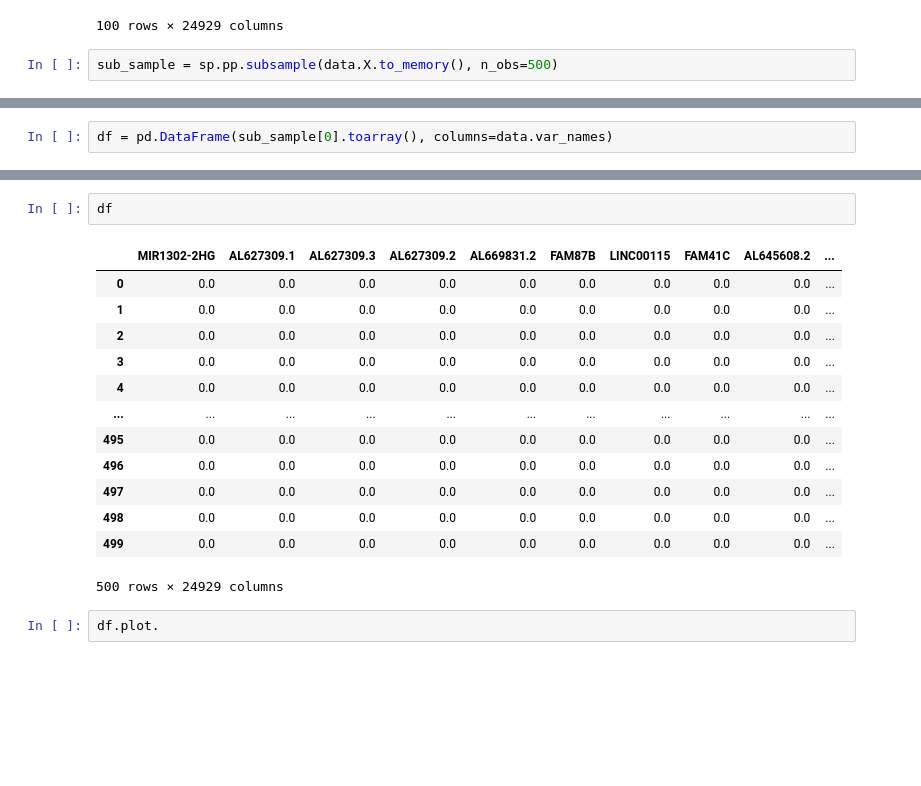
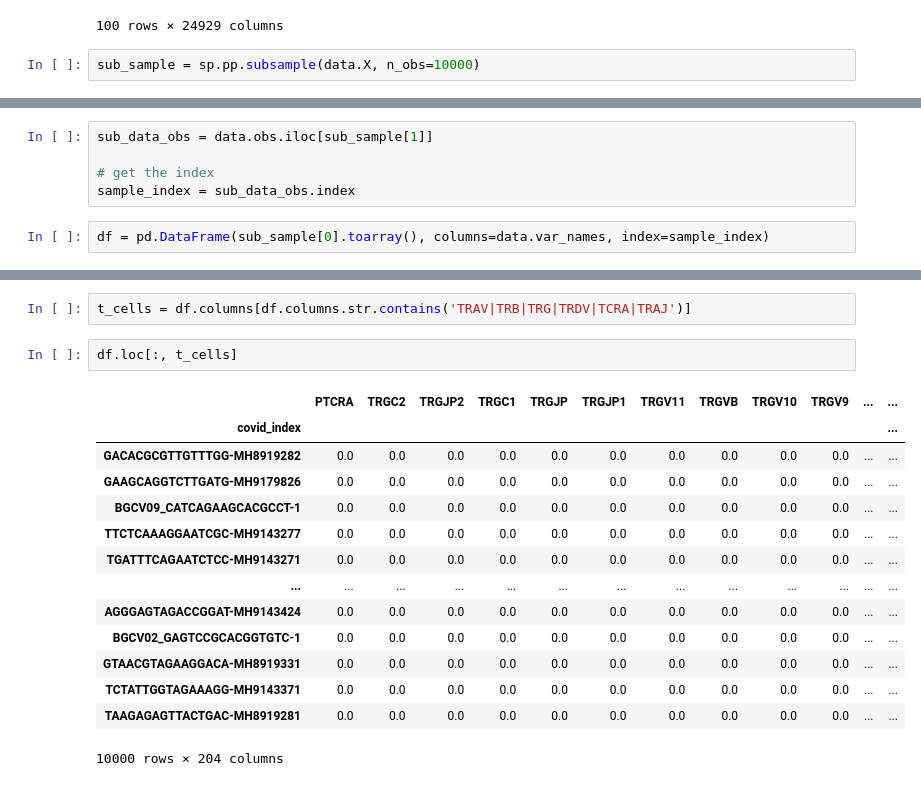
Before and after one commit to Zethione/etcembly-group1, a Jupyter notebook: notebooks/data_extract.ipynb, the cells around one changed output, grey strips where cells are left out. Cells and saved outputs as stored; diff of their text form; blank space fills up the shorter version.

```diff
--- a/notebooks/data_extract.ipynb
+++ b/notebooks/data_extract.ipynb
@@ -111,4 +109,4 @@ df
 | 99 | 0.0 | 0.0 | 0.0 | 0.0 | 0.0 | 0.0 | 0.0 | 0.0 | 0.0 | ... |
 100 rows × 24929 columns
 # %%
-sub_sample = sp.pp.subsample(data.X.to_memory(), n_obs=500)
+sub_sample = sp.pp.subsample(data.X, n_obs=10000)
@@ -143,2 +113,7 @@ sub_sample
+# %%
+sub_data_obs = data.obs.iloc[sub_sample[1]]
+
+# get the index
+sample_index = sub_data_obs.index
 # %%
-df = pd.DataFrame(sub_sample[0].toarray(), columns=data.var_names)
+df = pd.DataFrame(sub_sample[0].toarray(), columns=data.var_names, index=sample_index)
@@ -145,18 +241,19 @@ df = pd.DataFrame(sub_sample[0].toarray(), columns=data.var_names)
+# %%
+t_cells = df.columns[df.columns.str.contains('TRAV|TRB|TRG|TRDV|TCRA|TRAJ')]
 # %%
-df
+df.loc[:, t_cells]
 # %% [output]
-|  | MIR1302-2HG | AL627309.1 | AL627309.3 | AL627309.2 | AL669831.2 | FAM87B | LINC00115 | FAM41C | AL645608.2 | ... |
-| 0 | 0.0 | 0.0 | 0.0 | 0.0 | 0.0 | 0.0 | 0.0 | 0.0 | 0.0 | ... |
-| 1 | 0.0 | 0.0 | 0.0 | 0.0 | 0.0 | 0.0 | 0.0 | 0.0 | 0.0 | ... |
-| 2 | 0.0 | 0.0 | 0.0 | 0.0 | 0.0 | 0.0 | 0.0 | 0.0 | 0.0 | ... |
-| 3 | 0.0 | 0.0 | 0.0 | 0.0 | 0.0 | 0.0 | 0.0 | 0.0 | 0.0 | ... |
-| 4 | 0.0 | 0.0 | 0.0 | 0.0 | 0.0 | 0.0 | 0.0 | 0.0 | 0.0 | ... |
-| ... | ... | ... | ... | ... | ... | ... | ... | ... | ... | ... |
-| 495 | 0.0 | 0.0 | 0.0 | 0.0 | 0.0 | 0.0 | 0.0 | 0.0 | 0.0 | ... |
-| 496 | 0.0 | 0.0 | 0.0 | 0.0 | 0.0 | 0.0 | 0.0 | 0.0 | 0.0 | ... |
-| 497 | 0.0 | 0.0 | 0.0 | 0.0 | 0.0 | 0.0 | 0.0 | 0.0 | 0.0 | ... |
-| 498 | 0.0 | 0.0 | 0.0 | 0.0 | 0.0 | 0.0 | 0.0 | 0.0 | 0.0 | ... |
-| 499 | 0.0 | 0.0 | 0.0 | 0.0 | 0.0 | 0.0 | 0.0 | 0.0 | 0.0 | ... |
+|  | PTCRA | TRGC2 | TRGJP2 | TRGC1 | TRGJP | TRGJP1 | TRGV11 | TRGVB | TRGV10 | TRGV9 | ... | ... |
+| covid_index |  |  |  |  |  |  |  |  |  |  |  | ... |
+| GACACGCGTTGTTTGG-MH8919282 | 0.0 | 0.0 | 0.0 | 0.0 | 0.0 | 0.0 | 0.0 | 0.0 | 0.0 | 0.0 | ... | ... |
+| GAAGCAGGTCTTGATG-MH9179826 | 0.0 | 0.0 | 0.0 | 0.0 | 0.0 | 0.0 | 0.0 | 0.0 | 0.0 | 0.0 | ... | ... |
+| BGCV09_CATCAGAAGCACGCCT-1 | 0.0 | 0.0 | 0.0 | 0.0 | 0.0 | 0.0 | 0.0 | 0.0 | 0.0 | 0.0 | ... | ... |
+| TTCTCAAAGGAATCGC-MH9143277 | 0.0 | 0.0 | 0.0 | 0.0 | 0.0 | 0.0 | 0.0 | 0.0 | 0.0 | 0.0 | ... | ... |
+| TGATTTCAGAATCTCC-MH9143271 | 0.0 | 0.0 | 0.0 | 0.0 | 0.0 | 0.0 | 0.0 | 0.0 | 0.0 | 0.0 | ... | ... |
+| ... | ... | ... | ... | ... | ... | ... | ... | ... | ... | ... | ... | ... |
+| AGGGAGTAGACCGGAT-MH9143424 | 0.0 | 0.0 | 0.0 | 0.0 | 0.0 | 0.0 | 0.0 | 0.0 | 0.0 | 0.0 | ... | ... |
+| BGCV02_GAGTCCGCACGGTGTC-1 | 0.0 | 0.0 | 0.0 | 0.0 | 0.0 | 0.0 | 0.0 | 0.0 | 0.0 | 0.0 | ... | ... |
+| GTAACGTAGAAGGACA-MH8919331 | 0.0 | 0.0 | 0.0 | 0.0 | 0.0 | 0.0 | 0.0 | 0.0 | 0.0 | 0.0 | ... | ... |
+| TCTATTGGTAGAAAGG-MH9143371 | 0.0 | 0.0 | 0.0 | 0.0 | 0.0 | 0.0 | 0.0 | 0.0 | 0.0 | 0.0 | ... | ... |
+| TAAGAGAGTTACTGAC-MH8919281 | 0.0 | 0.0 | 0.0 | 0.0 | 0.0 | 0.0 | 0.0 | 0.0 | 0.0 | 0.0 | ... | ... |
-500 rows × 24929 columns
+10000 rows × 204 columns
-# %%
-df.plot.
```
Also changed, not shown: parts of 24 cells of this notebook.
